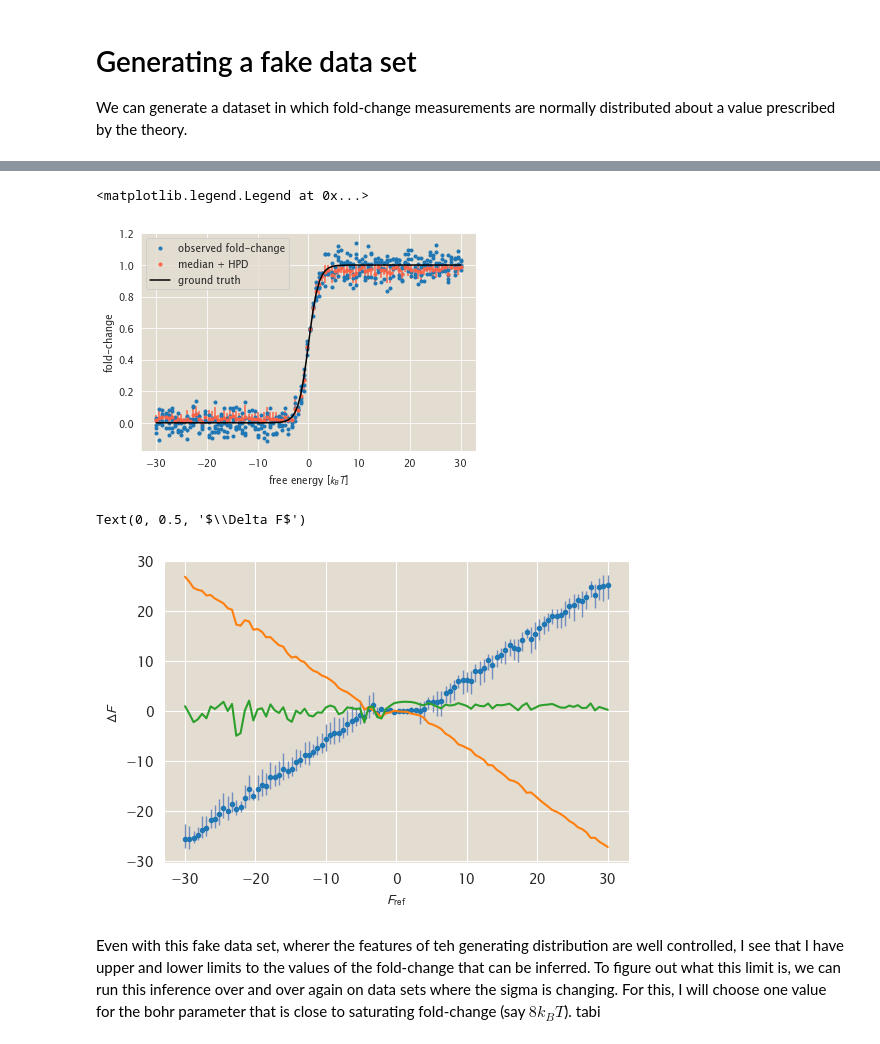
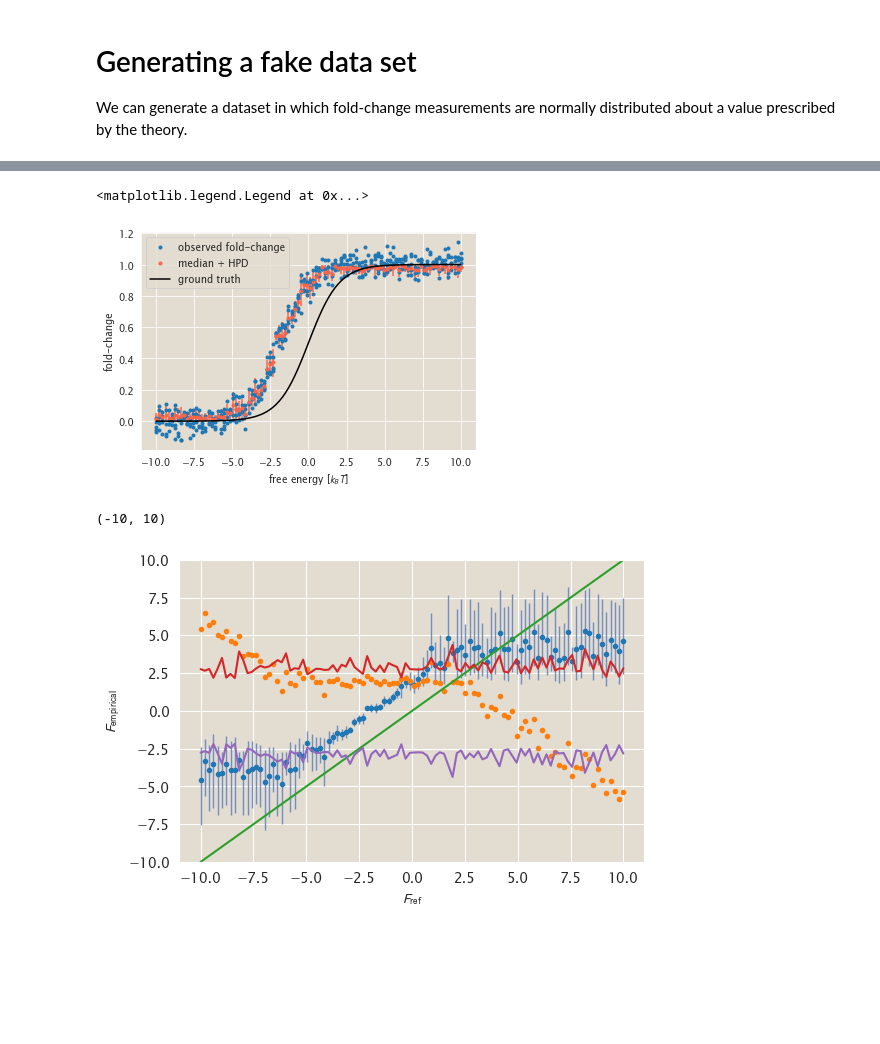
Before and after one commit to RPGroup-PBoC/mwc_mutants, a Jupyter notebook: code/analysis/Exploring_fc_error.ipynb, the cells around one changed output, grey strips where cells are left out. Cells and saved outputs as stored; diff of their text form; code cells hidden in the pictures; blank space fills up the shorter version.

```diff
--- a/code/analysis/Exploring_fc_error.ipynb
+++ b/code/analysis/Exploring_fc_error.ipynb
@@ -30,11 +30,12 @@ We can generate a dataset in which fold-change measurements are normally distrib
 # %%
 sigma = 0.05
 n_reps = 5
-true_bohr = np.linspace(-30, 30, 100)
+true_bohr = np.linspace(-10, 10, 100)
 dataset_fc = []
 fc_mu = (1 + np.exp(-true_bohr))**-1
+fc_mut = (1 + np.exp(-true_bohr-2))**-1
 for i, b in enumerate(true_bohr):
-    mu = (1 + np.exp(-b))**-1
+    mu = fc_mut[i]
     dataset = np.random.normal(mu, sigma, n_reps)
     df = pd.DataFrame(dataset.T, columns=['fold_change'])
     df['replicate'] = np.arange(n_reps)
@@ -43,14 +44,17 @@ for i, b in enumerate(true_bohr):
 dataset = pd.concat(dataset_fc)
 # %%
 # Load the stan model
-model = mut.bayes.StanModel('../stan/empirical_F.stan', force_compile=True)
+# model = mut.bayes.StanModel('../stan/empirical_F.stan')#, force_compile=True)
 stan_dfs = []
 for g, d in dataset.groupby('true_bohr'):
     data_dict = {'N':len(d), 'ref_bohr':g, 'foldchange':d['fold_change']}
-    fit, samples = model.sample(data_dict, control=dict(adapt_delta=0.95))
+    fit, samples = model.sample(data_dict, iter=5000, control=dict(adapt_delta=0.99))
+    corr_bohr = -np.log((1/np.abs(samples['fc_mu'].values - samples['fc_sigma']))-1) -\
+                    np.log(np.abs((1/(samples['fc_mu'].values + samples['fc_sigma'])) - 1))
+    samples['corr'] = corr_bohr
     stats = mut.stats.compute_statistics(samples, varnames=['fc_mu', 'fc_sigma',
                                                            'empirical_bohr',
-                                                            'delta_bohr'],
+                                                            'delta_bohr', 'corr'],
                                         logprob_name='lp__')
     stats['true_bohr'] = g
     stats['fc_mu_std'] = np.std(samples['fc_mu'])
@@ -71,23 +81,27 @@ plt.ylabel('fold-change')
 plt.legend()
 # %% [output]
 <matplotlib.legend.Legend at 0x...>
-[figure, old version]
+[figure, new version]
 # %%
 plt.figure(dpi=100)
 dbohr = stats[stats['parameter']=='delta_bohr']
-_sigma = stats[stats['parameter']=='fc_sigma']
-_fc_mu = stats[stats['parameter']=='fc_mu']
-plt.plot(true_bohr, dbohr['median'], '.')
-plt.vlines(true_bohr, dbohr['hpd_min'], dbohr['hpd_max'], color=pboc['blue'], lw=1)
-plt.plot(true_bohr, -true_bohr - np.log(np.sqrt(1/(_fc_mu['median'] - sigma)**2) - 1))
-plt.plot(true_bohr, dbohr['median'] - (true_bohr + np.log((1/(_fc_mu['median'].values-sigma)**2) -1))+\
-        np.log((1/sigma) -1))
-
+bohr = stats[stats['parameter']=='empirical_bohr']
+_sigma = stats[stats['parameter']=='fc_sigma']['median'].values
+_fc_mu = stats[stats['parameter']=='fc_mu']['median'].values
+corr_bohr = stats[stats['parameter']=='corr']
+sig = sigma * np.ones(len(true_bohr))
+err1= -np.log((1/(1 - _sigma)) - 1)
+err2 = -np.log((1/_sigma) - 1)
+corr = -(bohr['median'] - true_bohr)* np.exp(-bohr['median'].values) / ((_fc_mu**2 - _fc_mu) * (1 + np.exp(-bohr['median'].values))**2)
+plt.plot(true_bohr, bohr['median'],'.')
+plt.plot(true_bohr, corr,'.')
+plt.vlines(true_bohr, bohr['hpd_min'], bohr['hpd_max'], color=pboc['blue'], lw=1)
+plt.plot(true_bohr, true_bohr, '-')
+plt.plot(true_bohr, np.log((1/_sigma) -1))
+plt.plot(true_bohr, -np.log((1/(_sigma)) -1))
 plt.xlabel('$F_\mathrm{ref}$')
-plt.ylabel('$\Delta F$')
+plt.ylabel('$F_\mathrm{empirical}$')
+plt.ylim([-10, 10])
 # %% [output]
-Text(0, 0.5, '$\\Delta F$')
+(-10, 10)
-[figure, old version]
+[figure, new version]
-# %% [markdown]
-Even with this fake data set, wherer the features of teh generating distribution are well controlled, I see that I have upper and lower limits to the values of the fold-change that can be inferred. To figure out what this limit is, we can run this inference over and over again on data sets where the sigma is changing. For this, I will choose one value for the bohr parameter that is close to saturating fold-change (say $8 k_BT$).
-tabi
```
Also changed, not shown: parts of 23 cells of this notebook, 4 other files.
